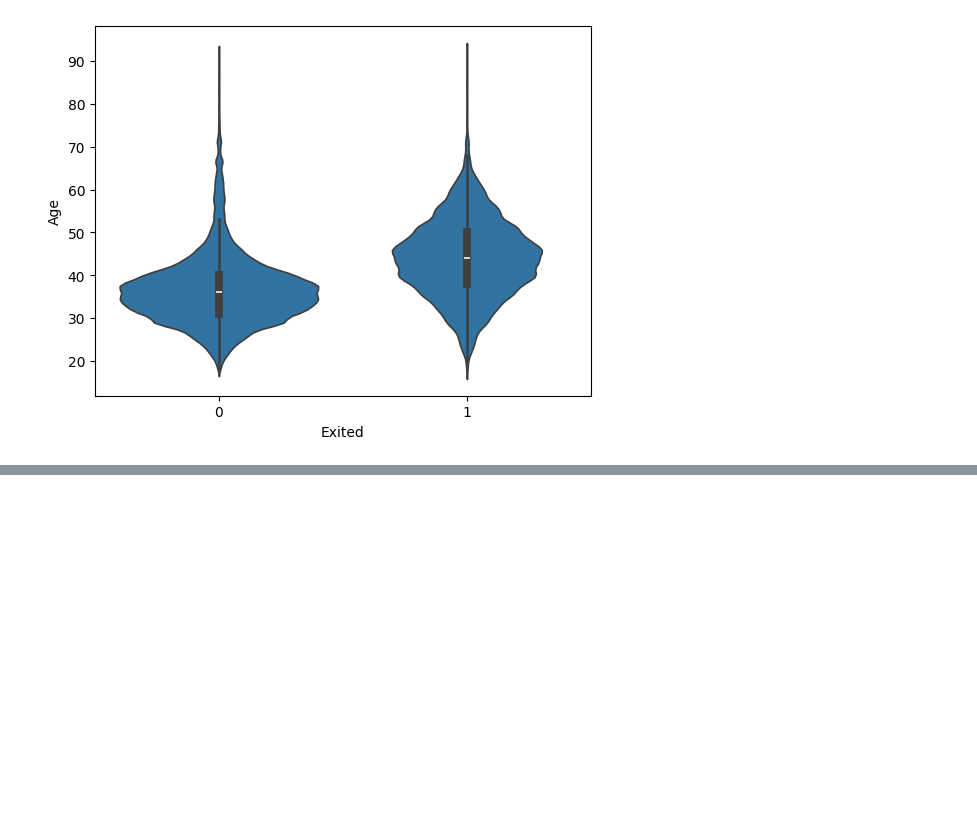
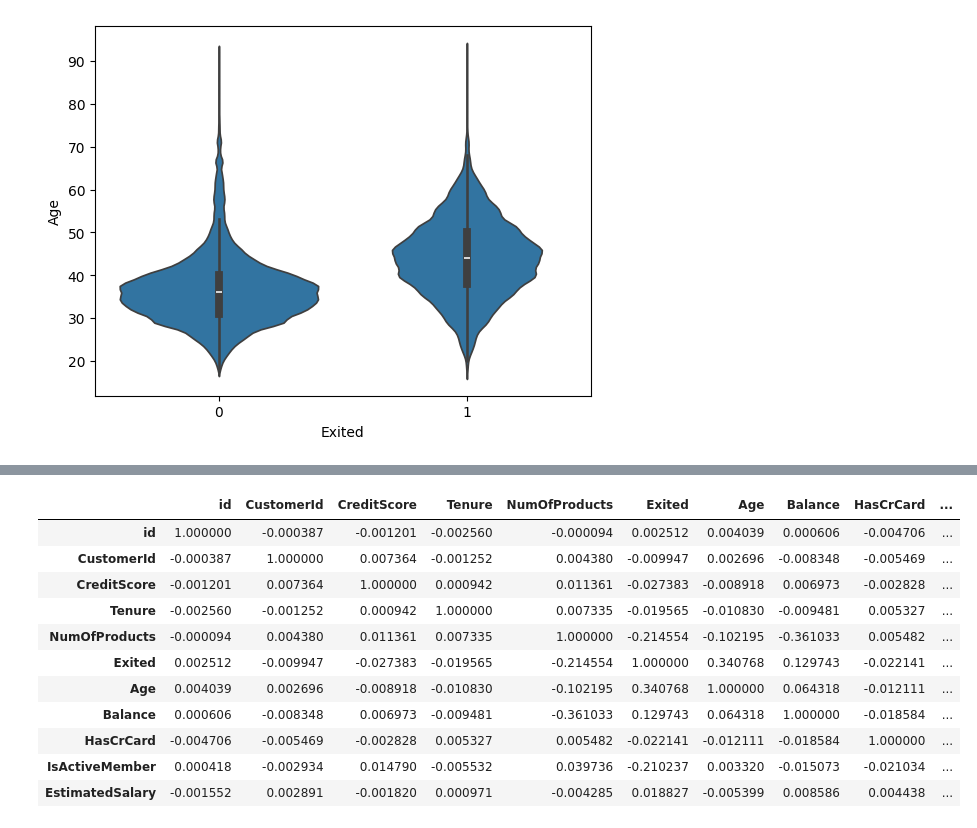
Before and after one commit to kris-kane/kaggle_playgrounds, a Jupyter notebook: playground-series-s4e1/s4e1.ipynb, the cells around one changed output, grey strips where cells are left out. Saved outputs shown, nothing was run; the diff lists cells and outputs as text; code cells hidden in the pictures; blank space fills up the shorter version.

```diff
--- a/playground-series-s4e1/s4e1.ipynb
+++ b/playground-series-s4e1/s4e1.ipynb
@@ -155,0 +177,17 @@ plt.show()
+# %%
+num_types = int_types + float_types
+# %%
+train_df[num_types].corr()
+# %% [output]
+|  | id | CustomerId | CreditScore | Tenure | NumOfProducts | Exited | Age | Balance | HasCrCard | ... |
+| id | 1.000000 | -0.000387 | -0.001201 | -0.002560 | -0.000094 | 0.002512 | 0.004039 | 0.000606 | -0.004706 | ... |
+| CustomerId | -0.000387 | 1.000000 | 0.007364 | -0.001252 | 0.004380 | -0.009947 | 0.002696 | -0.008348 | -0.005469 | ... |
+| CreditScore | -0.001201 | 0.007364 | 1.000000 | 0.000942 | 0.011361 | -0.027383 | -0.008918 | 0.006973 | -0.002828 | ... |
+| Tenure | -0.002560 | -0.001252 | 0.000942 | 1.000000 | 0.007335 | -0.019565 | -0.010830 | -0.009481 | 0.005327 | ... |
+| NumOfProducts | -0.000094 | 0.004380 | 0.011361 | 0.007335 | 1.000000 | -0.214554 | -0.102195 | -0.361033 | 0.005482 | ... |
+| Exited | 0.002512 | -0.009947 | -0.027383 | -0.019565 | -0.214554 | 1.000000 | 0.340768 | 0.129743 | -0.022141 | ... |
+| Age | 0.004039 | 0.002696 | -0.008918 | -0.010830 | -0.102195 | 0.340768 | 1.000000 | 0.064318 | -0.012111 | ... |
+| Balance | 0.000606 | -0.008348 | 0.006973 | -0.009481 | -0.361033 | 0.129743 | 0.064318 | 1.000000 | -0.018584 | ... |
+| HasCrCard | -0.004706 | -0.005469 | -0.002828 | 0.005327 | 0.005482 | -0.022141 | -0.012111 | -0.018584 | 1.000000 | ... |
+| IsActiveMember | 0.000418 | -0.002934 | 0.014790 | -0.005532 | 0.039736 | -0.210237 | 0.003320 | -0.015073 | -0.021034 | ... |
+| EstimatedSalary | -0.001552 | 0.002891 | -0.001820 | 0.000971 | -0.004285 | 0.018827 | -0.005399 | 0.008586 | 0.004438 | ... |
```
Also changed, not shown: parts of 5 cells of this notebook.
